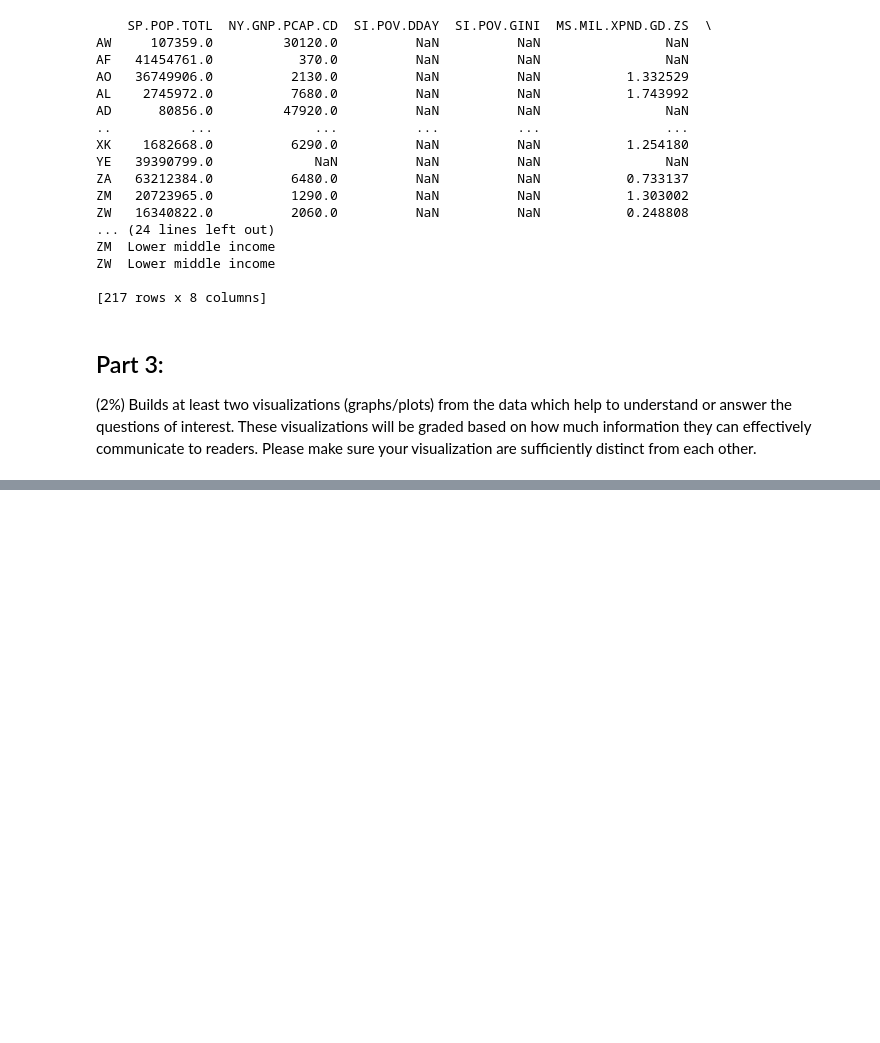
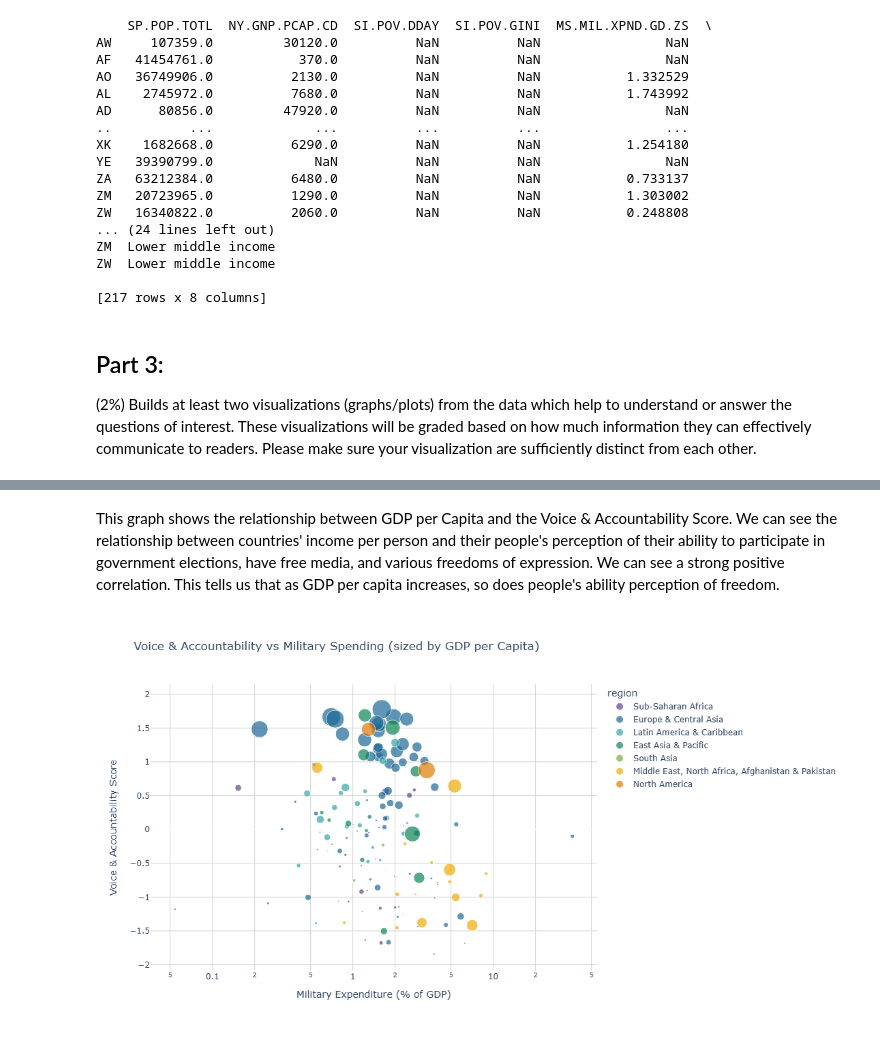
Before and after one commit to c0linhu1/Analyzing-Global-Well-Being-Through-Economic-and-Political-Indicators, a Jupyter notebook: PHASE2.ipynb, the cells around one changed output, grey strips where cells are left out. Saved outputs shown, nothing was run; the diff lists cells and outputs as text; code cells hidden in the pictures; blank space fills up the shorter version.

```diff
--- a/PHASE2.ipynb
+++ b/PHASE2.ipynb
@@ -183,0 +243,42 @@ ZW  Lower middle income
+# %% [markdown]
+This graph shows the relationship between GDP per Capita and the Voice & Accountability Score. We can see the relationship between countries' income per person and their people's perception of their ability to participate in government elections, have free media, and various freedoms of expression. We can see a strong positive correlation. This tells us that as GDP per capita increases, so does people's ability perception of freedom.
+# %%
+ # Dropping NaNs to ensure graphability
+df_clean = df.dropna(subset=['VA.EST', 'MS.MIL.XPND.GD.ZS'])
+
+ # Creating plots and setting features
+fig_VAM = px.scatter(
+    df_clean,
+    x='MS.MIL.XPND.GD.ZS',
+    log_x=True,
+    y='VA.EST',
+    color='region',
+    size='NY.GNP.PCAP.CD',
+    hover_name=df_plot.index,
+    hover_data={
+        'MS.MIL.XPND.GD.ZS': ':.2f',
+        'VA.EST': ':.2f',
+        'NY.GNP.PCAP.CD': ':,.0f',
+        'incomeLevel': True,
+        'region': False
+    },
+    labels={
+        'MS.MIL.XPND.GD.ZS': 'Military Expenditure (% of GDP)',
+        'VA.EST': 'Voice & Accountability Score',
+        'NY.GNP.PCAP.CD': 'GDP per Capita'
+    },
+    title='Voice & Accountability vs Military Spending (sized by GDP per Capita)',
+    color_discrete_sequence=px.colors.qualitative.Prism,
+)
+
+ # Formatting
+fig_VAM.update_layout(
+    height=600,
+    plot_bgcolor='white',
+    xaxis=dict(showgrid=True, gridwidth=1, gridcolor='lightgray'),
+    yaxis=dict(showgrid=True, gridwidth=1, gridcolor='lightgray')
+)
+
+fig_VAM.show()
+# %% [output]
+[figure, added]
```
Also changed, not shown: parts of 4 cells of this notebook.
